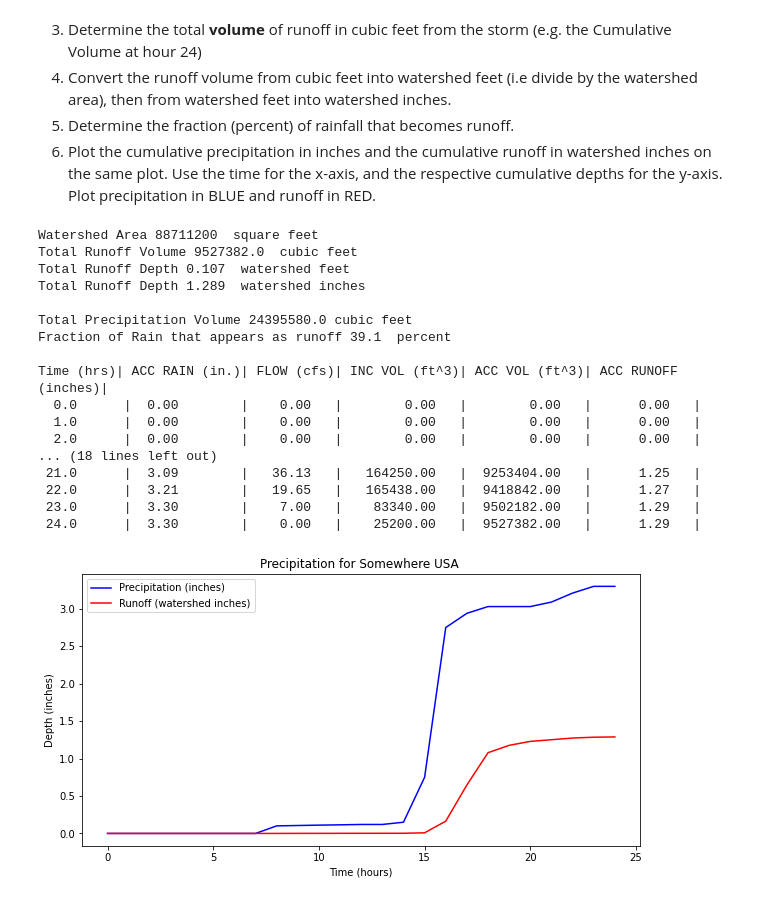
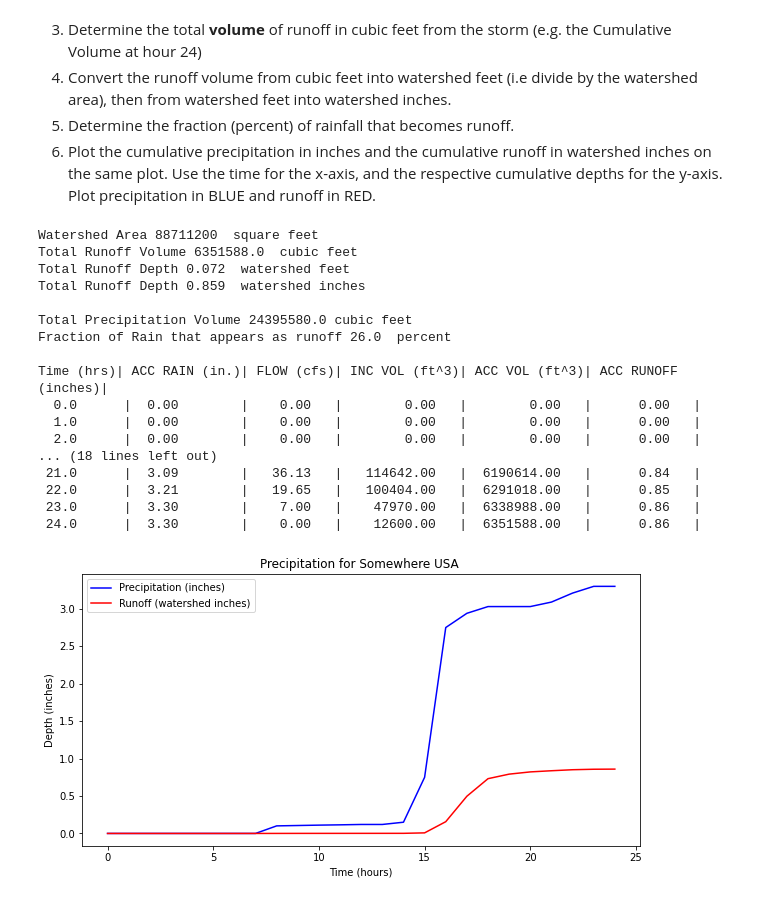
Before and after one commit to dustykat/ce-3354-webroot, a Jupyter notebook: 4-Exams/EX1/src_sol/EX1-WS.ipynb, the cells around one changed output. Saved outputs shown, nothing was run; the diff lists cells and outputs as text; code cells hidden in the pictures.

```diff
--- a/4-Exams/EX1/src_sol/EX1-WS.ipynb
+++ b/4-Exams/EX1/src_sol/EX1-WS.ipynb
@@ -266,7 +266,7 @@ incvol = [0 for i in range(len(time))]
 accvol = [0 for i in range(len(time))]
 accrun = [0 for i in range(len(time))]
 for irow in range(1,len(dataframe)):
-    incvol[irow]=(0.5*obsflow[irow]+obsflow[irow-1])*(time[irow]-time[irow-1])*3600 # convert cfs to ft3 in 1 hour - increment from end of previous hour
+    incvol[irow]=0.5*(obsflow[irow]+obsflow[irow-1])*(time[irow]-time[irow-1])*3600 # convert cfs to ft3 in 1 hour - increment from end of previous hour
     accvol[irow]=incvol[irow]+accvol[irow-1]
 
 print("Watershed Area",round(areaft2,3)," square feet")
@@ -280,39 +280,39 @@ print("Fraction of Rain that appears as runoff",round(100*accvol[-1]/(accrain[-1
 increment=[0.121,0.121,0.132,0.154,0.165,0.187,0.198,0.242,0.297,0.374,0.594,4.708,1.199,0.528,0.374,0.286,0.253,0.209,0.176,0.154,0.132,0.132,0.132,0.132,0]
 accumulate=[0 for i in range(len(time))]
 
 
 print("Time (hrs)|","ACC RAIN (in.)|","FLOW (cfs)|","INC VOL (ft^3)|","ACC VOL (ft^3)|","ACC RUNOFF (inches)|")
 for i in range(0,len(time)):
     accrun[i] = 12*accvol[i]/areaft2
 
     print(" %4.1f      |  %4.2f        |  %6.2f   |  %10.2f   |  %10.2f   |%10.2f   |"%(time[i],accrain[i],obsflow[i],incvol[i],accvol[i],12*accvol[i]/areaft2))
 
 import matplotlib.pyplot as plt # the python plotting library
 plottitle ='Precipitation for Somewhere USA '
 mydata = plt.figure(figsize = (10,5)) # build a square drawing canvass from figure class
 plt.plot(time, accrain, c='blue',drawstyle='default') # step plot
 plt.plot(time, accrun, c='red',drawstyle='default') # step plot
 plt.xlabel('Time (hours)')
 plt.ylabel('Depth (inches)')
 plt.legend(['Precipitation (inches)','Runoff (watershed inches)'])
 plt.title(plottitle)
 plt.show()
 # %% [output]
 Watershed Area 88711200  square feet
-Total Runoff Volume 9527382.0  cubic feet
-Total Runoff Depth 0.107  watershed feet
-Total Runoff Depth 1.289  watershed inches
+Total Runoff Volume 6351588.0  cubic feet
+Total Runoff Depth 0.072  watershed feet
+Total Runoff Depth 0.859  watershed inches
 
 Total Precipitation Volume 24395580.0 cubic feet
-Fraction of Rain that appears as runoff 39.1  percent
+Fraction of Rain that appears as runoff 26.0  percent
 
 Time (hrs)| ACC RAIN (in.)| FLOW (cfs)| INC VOL (ft^3)| ACC VOL (ft^3)| ACC RUNOFF (inches)|
   0.0      |  0.00        |    0.00   |        0.00   |        0.00   |      0.00   |
   1.0      |  0.00        |    0.00   |        0.00   |        0.00   |      0.00   |
   2.0      |  0.00        |    0.00   |        0.00   |        0.00   |      0.00   |
 ... (18 lines left out)
- 21.0      |  3.09        |   36.13   |   164250.00   |  9253404.00   |      1.25   |
- 22.0      |  3.21        |   19.65   |   165438.00   |  9418842.00   |      1.27   |
- 23.0      |  3.30        |    7.00   |    83340.00   |  9502182.00   |      1.29   |
- 24.0      |  3.30        |    0.00   |    25200.00   |  9527382.00   |      1.29   |
+ 21.0      |  3.09        |   36.13   |   114642.00   |  6190614.00   |      0.84   |
+ 22.0      |  3.21        |   19.65   |   100404.00   |  6291018.00   |      0.85   |
+ 23.0      |  3.30        |    7.00   |    47970.00   |  6338988.00   |      0.86   |
+ 24.0      |  3.30        |    0.00   |    12600.00   |  6351588.00   |      0.86   |
-[figure, old version]
+[figure, new version]
```
Also changed, not shown: 1 other file.
